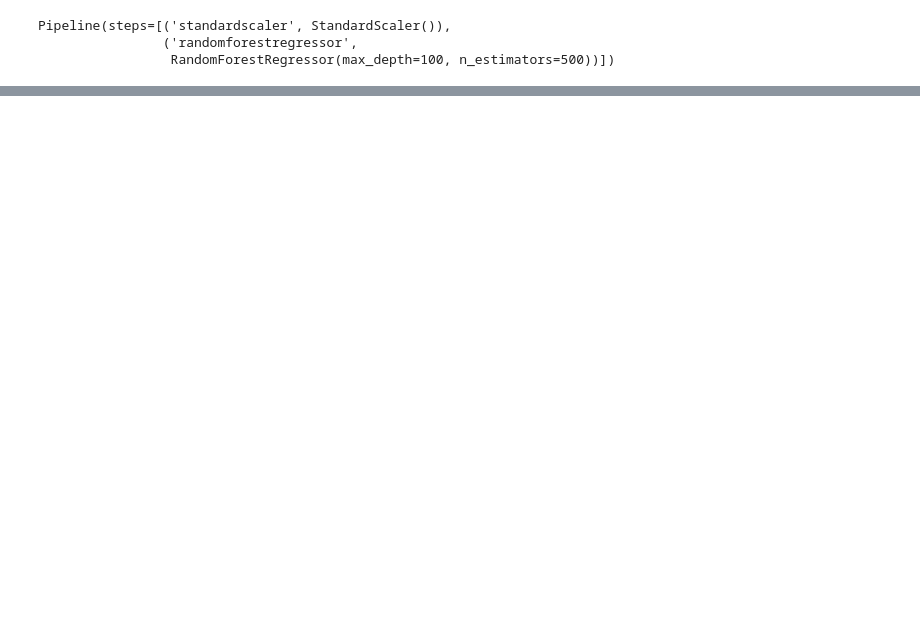
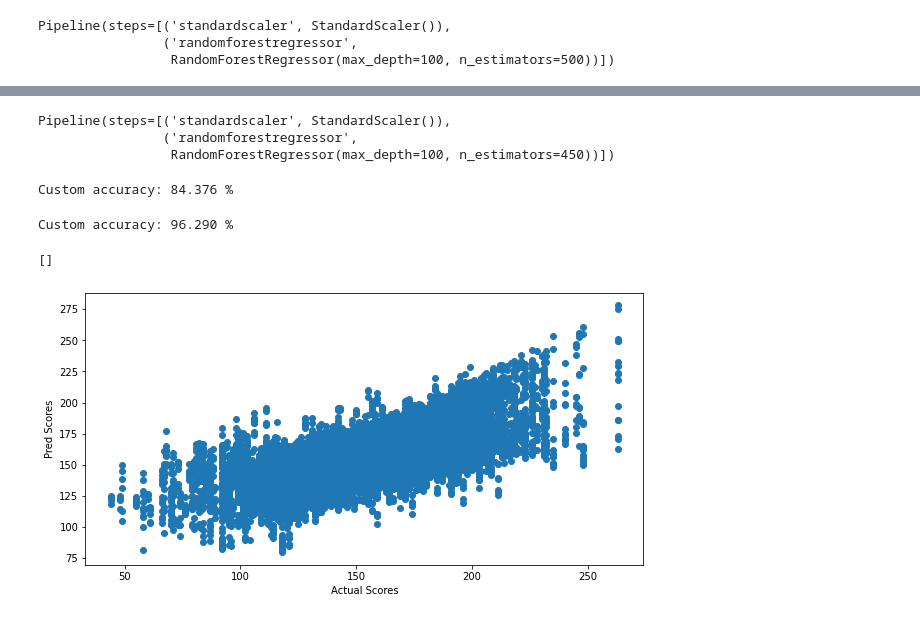
Before and after one commit to UtkarshAIITB/IPL-Data-Analysis, a Jupyter notebook: models.ipynb, the cells around one changed output, grey strips where cells are left out. Drawn from its saved outputs; the diff is of its cells as text; code cells hidden in the pictures; blank space fills up the shorter version.

```diff
--- a/models.ipynb
+++ b/models.ipynb
@@ -589,0 +596,9 @@ Custom accuracy: 96.328 %
+# %%
+rf = make_pipeline(StandardScaler(), RandomForestRegressor(n_estimators = 450,
+                                                           max_depth = 100)
+                  )
+rf.fit(X_train, y_train.ravel())
+# %% [output]
+Pipeline(steps=[('standardscaler', StandardScaler()),
+                ('randomforestregressor',
+                 RandomForestRegressor(max_depth=100, n_estimators=450))])
@@ -589,0 +607,19 @@ Custom accuracy: 96.328 %
+# %%
+y_predict = rf.predict(X_test)
+print("Custom accuracy: {:.3f} %".format(custom_accuracy2(y_test,y_predict,10)))
+# %% [output]
+Custom accuracy: 84.376 %
+# %%
+y_lol = rf.predict(X_train)
+print("Custom accuracy: {:.3f} %".format(custom_accuracy2(y_train,y_lol,10)))
+# %% [output]
+Custom accuracy: 96.290 %
+# %%
+plt.figure(figsize=(10,5))
+plt.scatter(y_test,y_pred)
+plt.xlabel('Actual Scores')
+plt.ylabel('Pred Scores')
+plt.plot()
+# %% [output]
+[]
+[figure, added]
```
Also changed, not shown: parts of 12 cells of this notebook.
